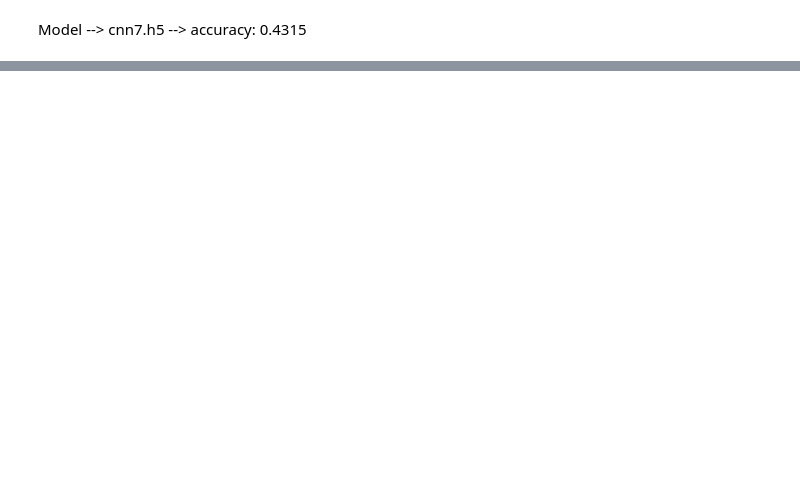
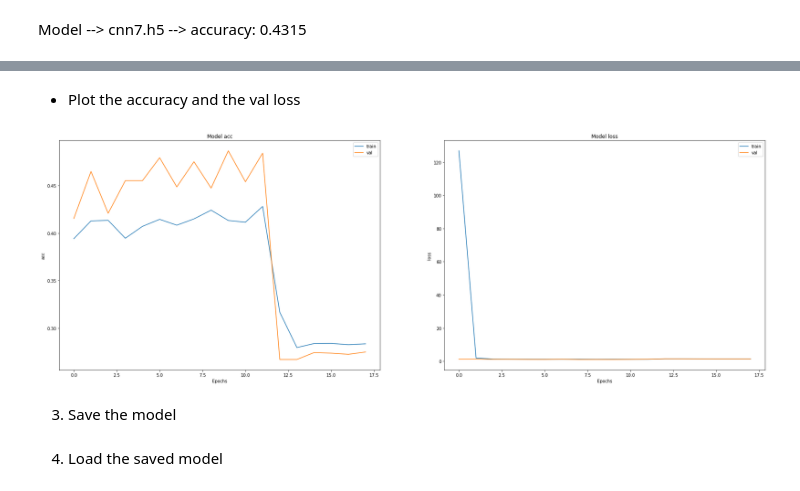
Before and after one commit to XinruYang/Data-Science-Bootcamp-21, a Jupyter notebook: ENTREGABLES/00_POYECTO_ML/src/main.ipynb, the cells around one changed output, grey strips where cells are left out. Drawn from its saved outputs; the diff is of its cells as text; code cells hidden in the pictures; blank space fills up the shorter version.

```diff
--- a/ENTREGABLES/00_POYECTO_ML/src/main.ipynb
+++ b/ENTREGABLES/00_POYECTO_ML/src/main.ipynb
@@ -452,0 +639,4 @@ Model --> cnn7.h5 --> accuracy: 0.4315
+# %%
+# Imported from models_tb
+
+model = res_net("acc")
@@ -452,0 +648,4 @@ Model --> cnn7.h5 --> accuracy: 0.4315
+# %%
+# Imported from models_tb
+
+reshist = fit(model, train_ds, val_ds, 30)
@@ -452,0 +670,10 @@ Model --> cnn7.h5 --> accuracy: 0.4315
+# %% [markdown]
+- Plot the accuracy and the val loss
+# %%
+# Imported from models_tb
+
+show_accuracy(1, 2, ["acc", "loss"], reshist)
+# %% [output]
+[figure, added]
+# %% [markdown]
+3. Save the model
@@ -452,0 +682,2 @@ Model --> cnn7.h5 --> accuracy: 0.4315
+# %% [markdown]
+4. Load the saved model
```
Also changed, not shown: parts of 116 cells of this notebook, 23 other files.
